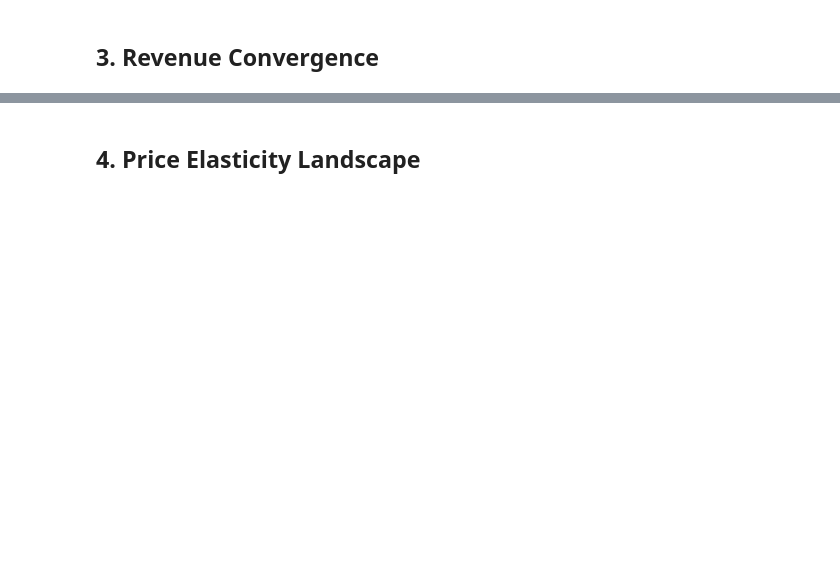
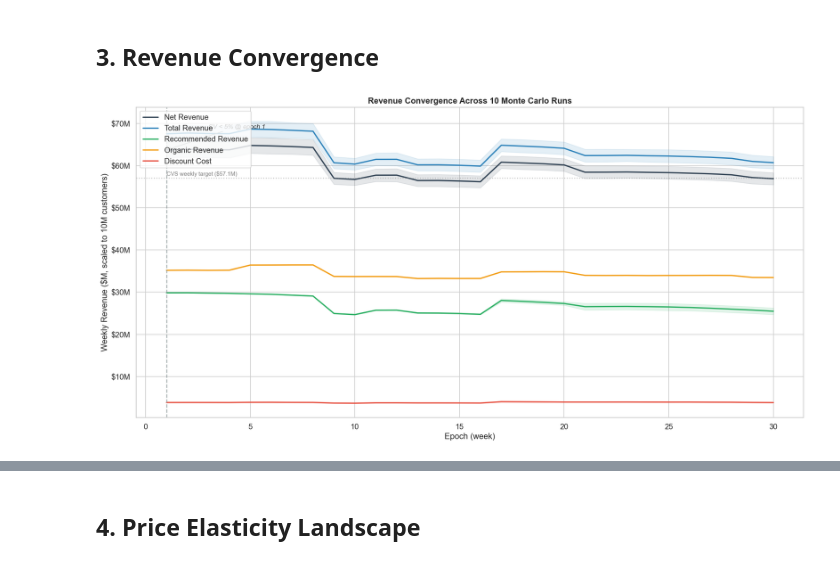
Before and after one commit to dalinkstone/toydatadecomp, a Jupyter notebook: notebooks/analysis.ipynb, the cells around one changed output, grey strips where cells are left out. Cells and saved outputs as stored; diff of their text form; code cells hidden in the pictures; blank space fills up the shorter version.

```diff
--- a/notebooks/analysis.ipynb
+++ b/notebooks/analysis.ipynb
@@ -275,42 +388,43 @@ epochs = summary["epoch"]
 for key, label, color in metrics_cfg:
     mean_col = f"mean_{key}"
     std_col = f"std_{key}"
     mean = summary[mean_col] * SCALE
     std = summary[std_col] * SCALE
 
     ax.plot(epochs, mean / 1e6, color=color, linewidth=2, label=label)
     ax.fill_between(epochs, (mean - std) / 1e6, (mean + std) / 1e6,
                     alpha=0.12, color=color)
 
 # Annotate convergence epoch for net revenue
-conv_epoch = convergence.get("net_revenue", None)
-if conv_epoch and conv_epoch <= NUM_EPOCHS:
-    conv_val = summary.loc[summary["epoch"] == conv_epoch, "mean_net_revenue"].iloc[0] * SCALE / 1e6
-    ax.axvline(conv_epoch, color="#7f8c8d", linestyle="--", alpha=0.7)
+if converged_epoch and converged_epoch <= NUM_EPOCHS:
+    conv_val = summary.loc[summary["epoch"] == converged_epoch, "mean_net_revenue"].iloc[0] * SCALE / 1e6
+    ax.axvline(converged_epoch, color="#7f8c8d", linestyle="--", alpha=0.7)
     ax.annotate(
-        f"CV < 5% @ epoch {conv_epoch}",
-        xy=(conv_epoch, conv_val), xytext=(conv_epoch + 2, conv_val * 1.08),
+        f"CV < 5% @ epoch {converged_epoch}",
+        xy=(converged_epoch, conv_val), xytext=(converged_epoch + 2, conv_val * 1.08),
         fontsize=10, fontstyle="italic",
         arrowprops=dict(arrowstyle="->", color="#7f8c8d"),
     )
 else:
-    # Not yet converged
     ax.text(0.98, 0.02, "Net revenue has not converged (CV > 5%)",
             transform=ax.transAxes, ha="right", fontsize=10,
             fontstyle="italic", color="#e74c3c")
 
 # Weekly target line
 ax.axhline(WEEKLY_TARGET / 1e6, color="gray", linestyle=":", alpha=0.5)
-ax.text(1, WEEKLY_TARGET / 1e6 * 1.01, "CVS weekly target ($57.1M)",
+ax.text(1, WEEKLY_TARGET / 1e6 * 1.01, f"CVS weekly target (${WEEKLY_TARGET/1e6:.1f}M)",
         fontsize=9, color="gray")
 
 ax.set_xlabel("Epoch (week)")
 ax.set_ylabel("Weekly Revenue ($M, scaled to 10M customers)")
-ax.set_title("Revenue Convergence Across Monte Carlo Runs", fontweight="bold")
+ax.set_title(f"Revenue Convergence Across {NUM_RUNS} Monte Carlo Runs", fontweight="bold")
 ax.legend(loc="upper left")
 ax.yaxis.set_major_formatter(mticker.FuncFormatter(lambda x, _: f"${x:,.0f}M"))
 plt.tight_layout()
+fig.savefig(IMG_DIR / "revenue_convergence.png", dpi=150, bbox_inches="tight")
 plt.show()
+# %% [output]
+[figure, added]
 # %%
 # ── 3b. Individual run overlay ────────────────────────────────────
 fig, axes = plt.subplots(1, 2, figsize=(16, 6))
```
Also changed, not shown: parts of 20 cells of this notebook, 15 other files.
